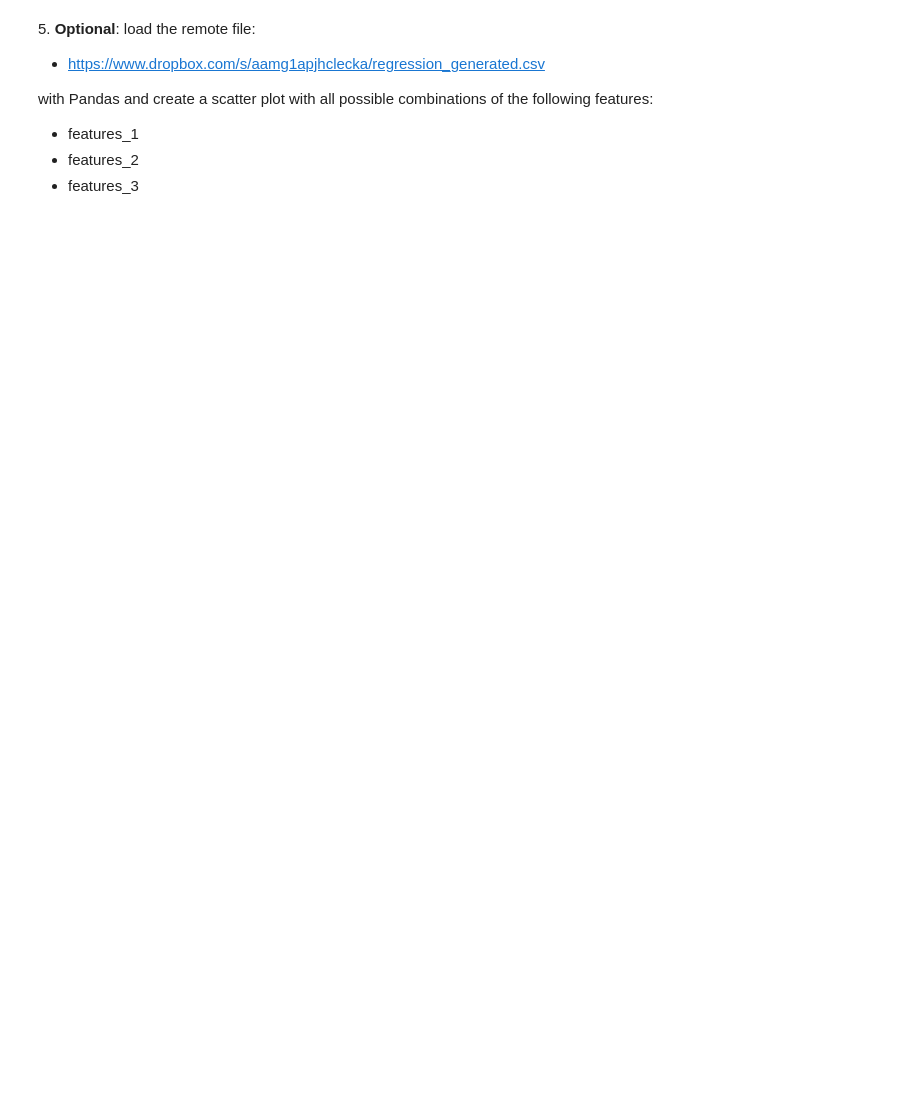
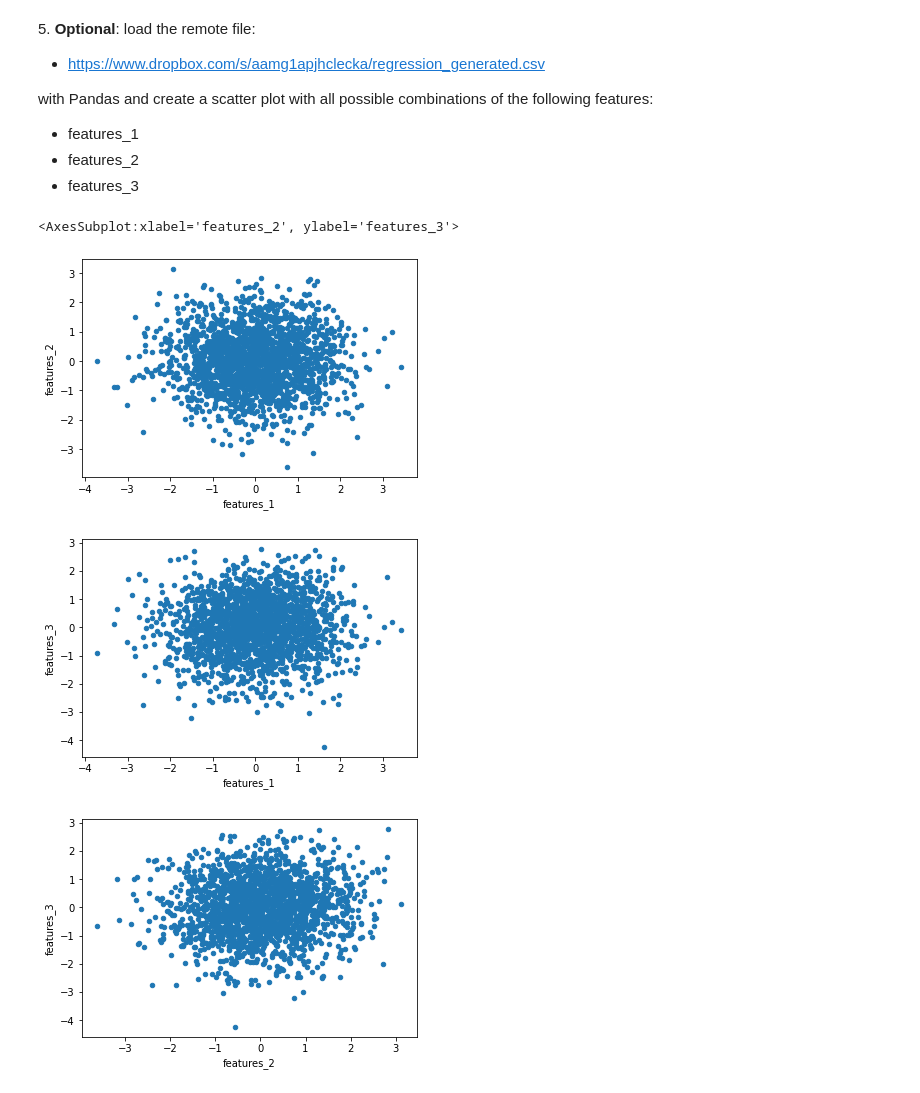
Before and after one commit to zucchett/HighLevelProgramming2021, a Jupyter notebook: 06ex_OSEMN.ipynb, the cells around one changed output. Saved outputs shown, nothing was run; the diff lists cells and outputs as text; code cells hidden in the pictures; blank space fills up the shorter version.

```diff
--- a/06ex_OSEMN.ipynb
+++ b/06ex_OSEMN.ipynb
@@ -44,3 +162,17 @@ with Pandas and create a scatter plot with all possible combinations of the foll
   + features_1
   + features_2
   + features_3
+# %%
+#Load CSV file
+data = pd.read_csv("data/regression_generated.csv")
+
+# plot scatters plot
+%matplotlib inline
+data.plot.scatter(data.columns[1],data.columns[2],)
+data.plot.scatter(data.columns[1],data.columns[3],)
+data.plot.scatter(data.columns[2],data.columns[3],)
+# %% [output]
+<AxesSubplot:xlabel='features_2', ylabel='features_3'>
+[figure, added]
+[figure, added]
+[figure, added]
```
Also changed, not shown: parts of 4 cells of this notebook.
